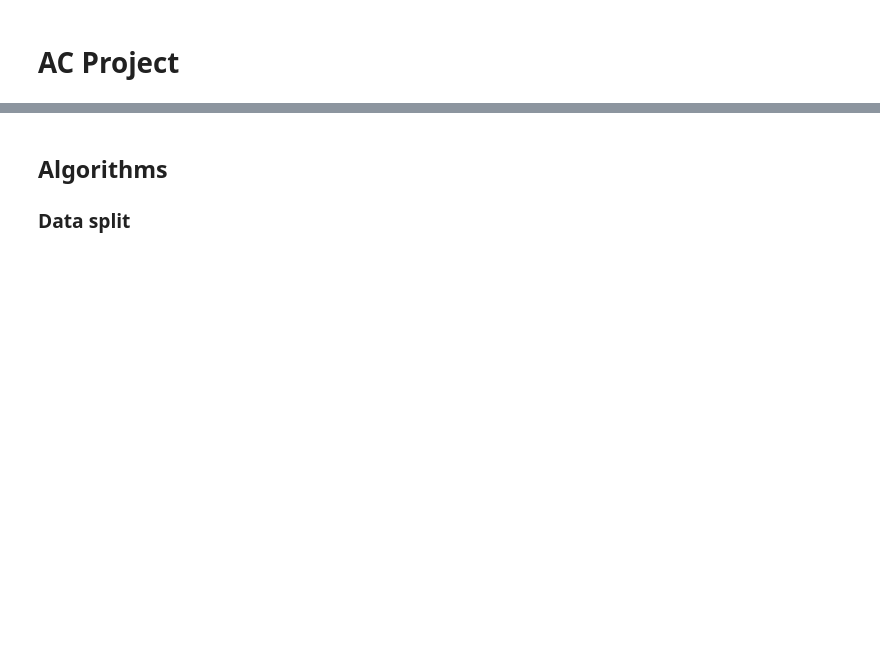
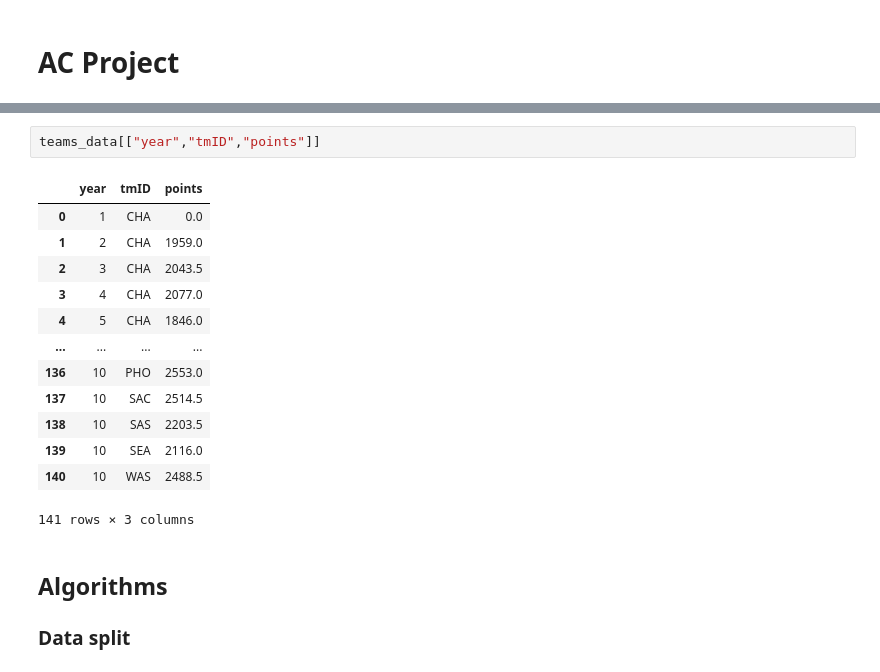
Before and after one commit to jotac431/FEUP-AC, a Jupyter notebook: basket.ipynb, the cells around one changed output, grey strips where cells are left out. Saved outputs shown, nothing was run; the diff lists cells and outputs as text; blank space fills up the shorter version.

```diff
--- a/basket.ipynb
+++ b/basket.ipynb
@@ -102,3 +184,19 @@ teams_data
+# %%
+teams_data[["year","tmID","points"]]
+# %% [output]
+|  | year | tmID | points |
+| 0 | 1 | CHA | 0.0 |
+| 1 | 2 | CHA | 1959.0 |
+| 2 | 3 | CHA | 2043.5 |
+| 3 | 4 | CHA | 2077.0 |
+| 4 | 5 | CHA | 1846.0 |
+| ... | ... | ... | ... |
+| 136 | 10 | PHO | 2553.0 |
+| 137 | 10 | SAC | 2514.5 |
+| 138 | 10 | SAS | 2203.5 |
+| 139 | 10 | SEA | 2116.0 |
+| 140 | 10 | WAS | 2488.5 |
+141 rows × 3 columns
 # %% [markdown]
 ## Algorithms
 
```
Also changed, not shown: parts of 9 cells of this notebook, 1 other file.
